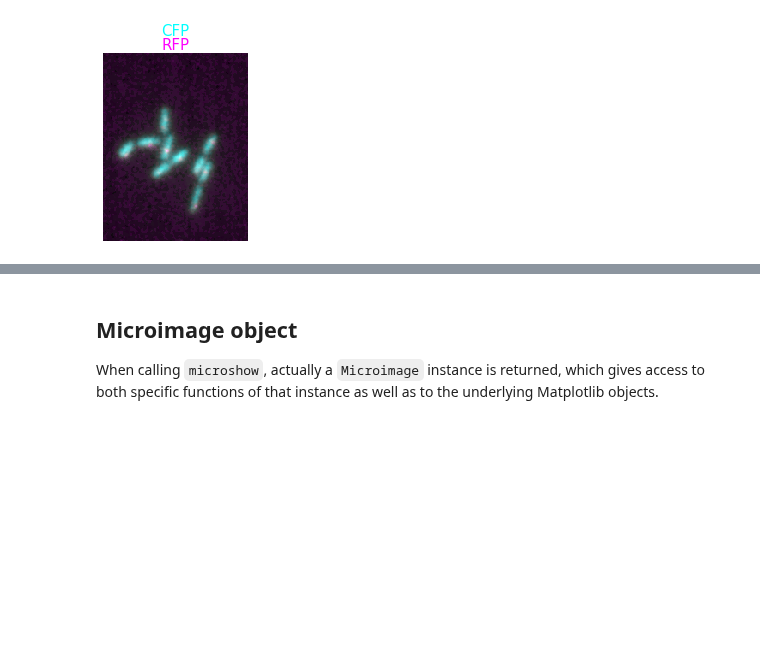
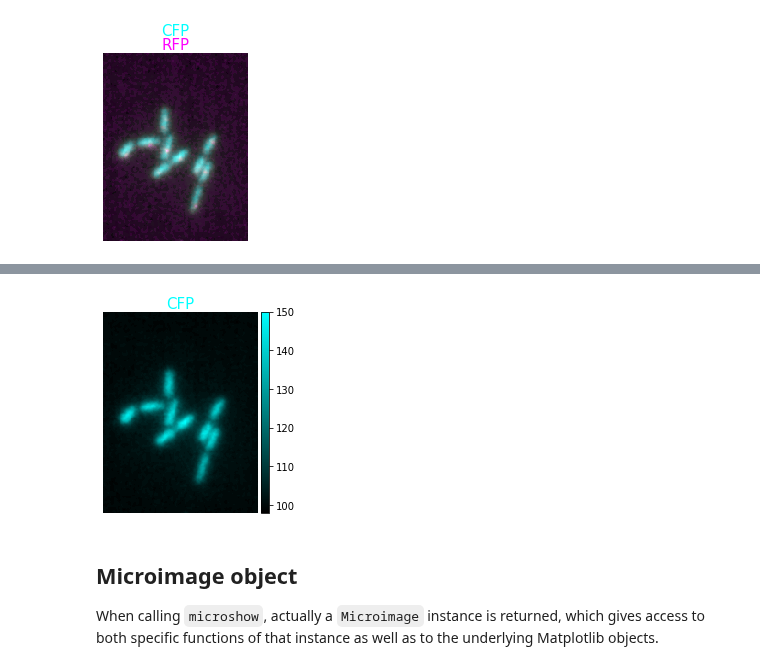
Before and after one commit to guiwitz/microfilm, a Jupyter notebook: notebooks/create_plots.ipynb, the cells around one changed output, grey strips where cells are left out. Drawn from its saved outputs; the diff is of its cells as text; code cells hidden in the pictures; blank space fills up the shorter version.

Commit message:
add example with colorbar in docs

```diff
--- a/notebooks/create_plots.ipynb
+++ b/notebooks/create_plots.ipynb
@@ -89,3 +93,9 @@ microim = microplot.microshow(images=[image1, image2], cmaps=['pure_cyan','pure_
+# %%
+micro_colorbar = microplot.microshow(images=[image1], cmaps=['pure_cyan'],
+                              channel_label_show=True, channel_label_size=0.05,
+                              channel_names=['CFP'], show_colorbar=True)
+# %% [output]
+[figure, added]
 # %% [markdown]
 ## Microimage object
 
```
Also changed, not shown: parts of 1 cell of this notebook.
